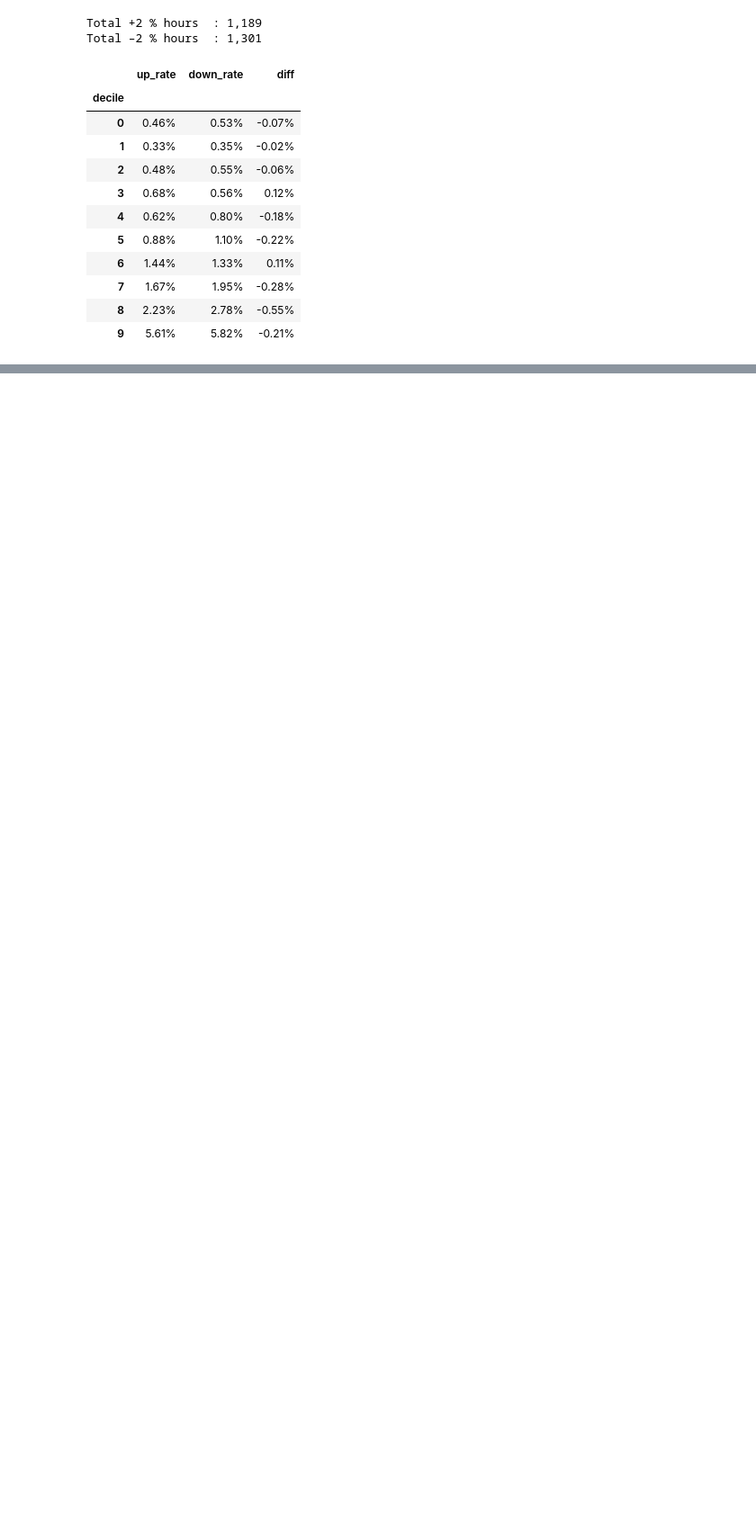
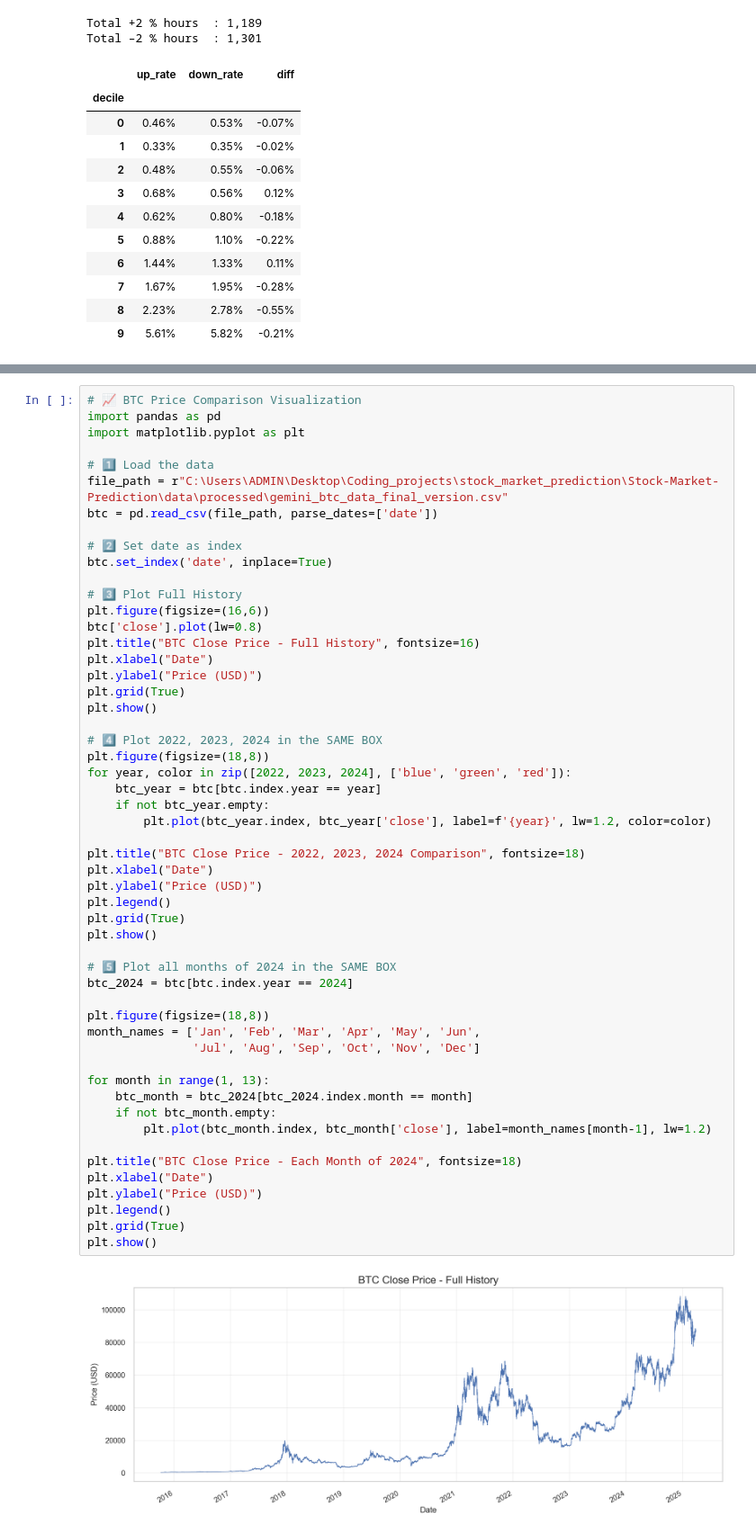
Before and after one commit to Stevenberger1/Stock-Market-Prediction, a Jupyter notebook: data/Statistical_analysis.ipynb, the cells around one changed output, grey strips where cells are left out. Shown at 90% size. Drawn from its saved outputs; the diff is of its cells as text; blank space fills up the shorter version.

```diff
--- a/data/Statistical_analysis.ipynb
+++ b/data/Statistical_analysis.ipynb
@@ -1071,0 +1169,55 @@ Total –2 % hours  : 1,301
+# %%
+# 📈 BTC Price Comparison Visualization
+import pandas as pd
+import matplotlib.pyplot as plt
+
+# 1️⃣ Load the data
+file_path = r"C:\Users\ADMIN\Desktop\Coding_projects\stock_market_prediction\Stock-Market-Prediction\data\processed\gemini_btc_data_final_version.csv"
+btc = pd.read_csv(file_path, parse_dates=['date'])
+
+# 2️⃣ Set date as index
+btc.set_index('date', inplace=True)
+
+# 3️⃣ Plot Full History
+plt.figure(figsize=(16,6))
+btc['close'].plot(lw=0.8)
+plt.title("BTC Close Price - Full History", fontsize=16)
+plt.xlabel("Date")
+plt.ylabel("Price (USD)")
+plt.grid(True)
+plt.show()
+
+# 4️⃣ Plot 2022, 2023, 2024 in the SAME BOX
+plt.figure(figsize=(18,8))
+for year, color in zip([2022, 2023, 2024], ['blue', 'green', 'red']):
+    btc_year = btc[btc.index.year == year]
+    if not btc_year.empty:
+        plt.plot(btc_year.index, btc_year['close'], label=f'{year}', lw=1.2, color=color)
+
+plt.title("BTC Close Price - 2022, 2023, 2024 Comparison", fontsize=18)
+plt.xlabel("Date")
+plt.ylabel("Price (USD)")
+plt.legend()
+plt.grid(True)
+plt.show()
+
+# 5️⃣ Plot all months of 2024 in the SAME BOX
+btc_2024 = btc[btc.index.year == 2024]
+
+plt.figure(figsize=(18,8))
+month_names = ['Jan', 'Feb', 'Mar', 'Apr', 'May', 'Jun',
+               'Jul', 'Aug', 'Sep', 'Oct', 'Nov', 'Dec']
+
+for month in range(1, 13):
+    btc_month = btc_2024[btc_2024.index.month == month]
+    if not btc_month.empty:
+        plt.plot(btc_month.index, btc_month['close'], label=month_names[month-1], lw=1.2)
+
+plt.title("BTC Close Price - Each Month of 2024", fontsize=18)
+plt.xlabel("Date")
+plt.ylabel("Price (USD)")
+plt.legend()
+plt.grid(True)
+plt.show()
+# %% [output]
+[figure, added]
```
Also changed, not shown: parts of 3 cells of this notebook.
